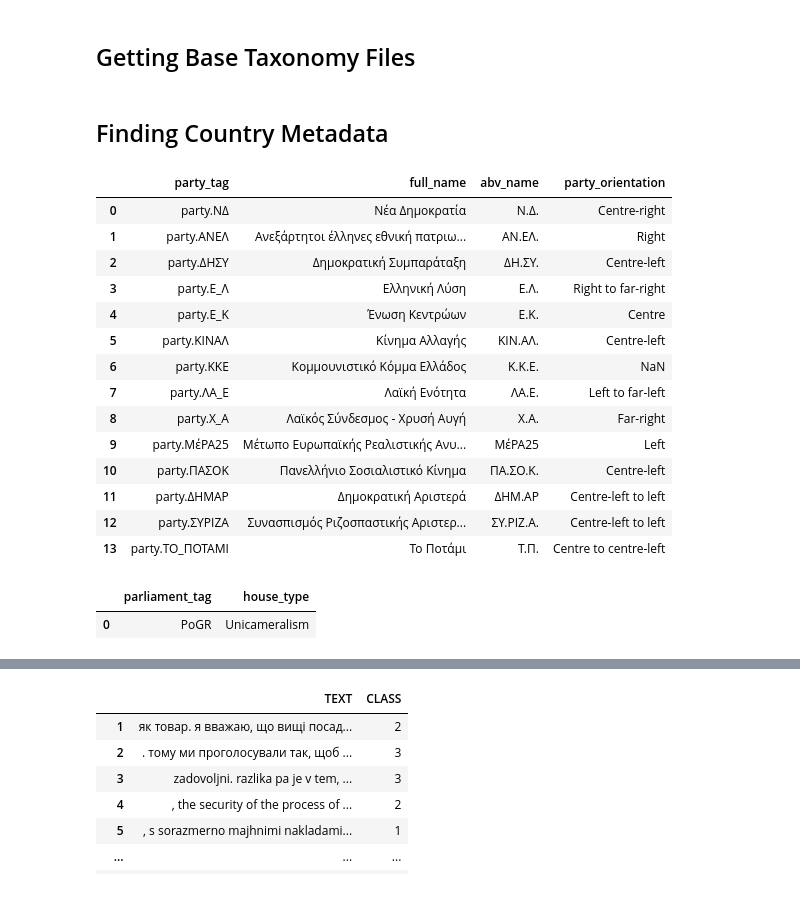
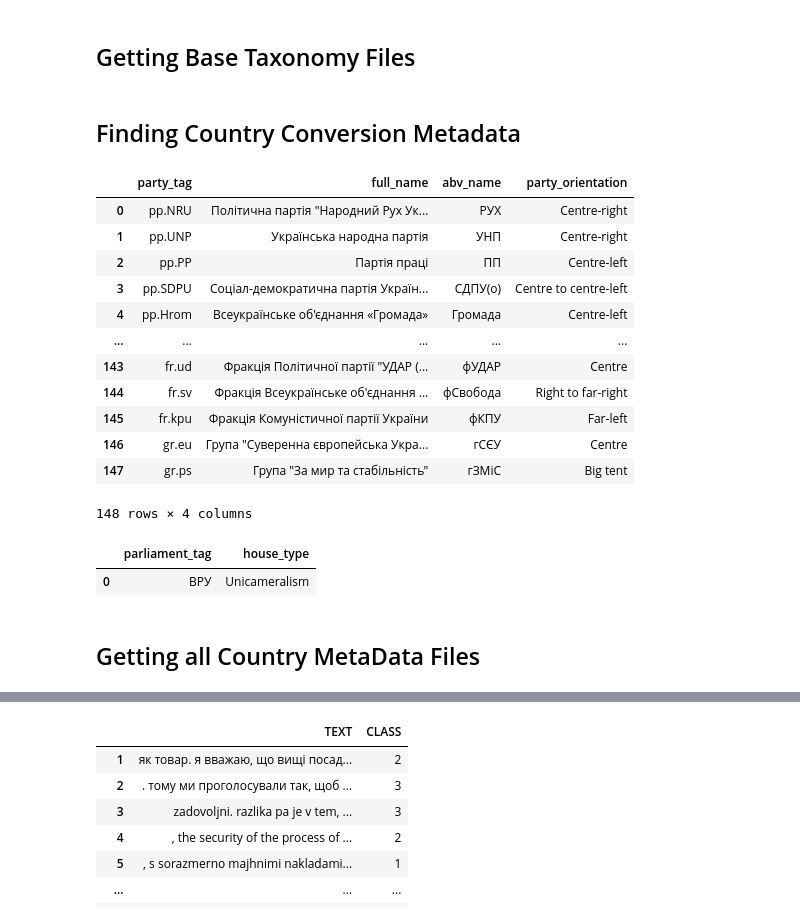
Before and after one commit to kferraga/ParliamentHackathon2024, a Jupyter notebook: datawrangling/metadata.ipynb, the cells around one changed output, grey strips where cells are left out. Drawn from its saved outputs; the diff is of its cells as text; code cells hidden in the pictures.

```diff
--- a/datawrangling/metadata.ipynb
+++ b/datawrangling/metadata.ipynb
@@ -55,73 +48,71 @@ def get_legislature_taxonomy(input_path):
 # %% [markdown]
-## Finding Country Metadata
+## Finding Country Conversion Metadata
 # %%
 input_path = "D:\\ParlaMint Data\\Files"
-#party_orientation_taxonomy = pd.read_csv("C:\\Users\\shad4\\PycharmProjects\\ParliamentHackathon2024\\datawrangling\\files\\party_orientation_taxonomy.csv")
-#pd.read_csv("C:\\Users\\shad4\\PycharmProjects\\ParliamentHackathon2024\\datawrangling\\files\\legislature_taxonomy.csv")
 
 party_orientation_taxonomy = get_political_orientation_taxonomy(taxonomy_base)
 legislature_taxonomy = get_legislature_taxonomy(taxonomy_base)
 def get_corpus_party_info(corpus, input_path, party_taxonomy, legislature_taxonomy):
-    """"Given an input_path to the ParlaMint xml political orientation taxonomy file, find all instances of party orientation and codes and export it as a csv.
-    :param input_path: File import path.
-    :param export_path: Where to output the path."""
+    """"
+    Given a corpus, input path, party taxonomy and legislature taxonomy, find two dataframes - one that has that specific corpus results for their parties and their orientations and another that has its parliaments types (i.e. lower, upper).
+    :param corpus: Corpus of a country (i.e. "ParlaMint-GB").
+    :param input_path: Base path where all of the corpus' are ({input_path}\\{corpus}\\{corpus}.TEI...)
+    :param legislature_taxonomy: General ParlaMint legislature taxonomy.
+    :param party_taxonomy: General ParlaMint party ideology taxonomy.
+    """
+    # Setup
     root = ET.parse(f"{input_path}\\{corpus}\\{corpus}.TEI\\{corpus}-listOrg.xml").getroot()
-    categories = []
     parties = {"party_tag": [], "full_name": [], "abv_name": [], "parla_tag": []}
     parliaments = {"parliament_tag": [], "house_type": []}
+
+    # Looking through all possible orgs in the xml.
     for elem in root.findall("tei:org", namespace):
-        if elem.attrib["role"] == "parliament":
+        if elem.attrib["role"] == "parliament": # If the org is a "parliament", find its id info and add it to parliaments dict.
             parliaments["parliament_tag"].append(elem.attrib[f"{{{namespace['xml']}}}id"])
-            split_identifiers = elem.attrib["ana"].replace("#","").split()
+            split_identifiers = elem.attrib["ana"].replace("#","").split() #Identifiers in xml are annotated together, so need to be split and sorted through the split values.
             for identifier in split_identifiers:
                 try:
                     matched_row = legislature_taxonomy[legislature_taxonomy["parla_tag"] == identifier]
                     parliaments["house_type"].append(matched_row["house_type"].values[0])
-                except IndexError:
+                except IndexError: # If it fails, then it does not have any relevant annotations.
                     pass
-        elif elem.attrib["role"] == "politicalParty" or elem.attrib["role"] == "parliamentaryGroup":
-            parties["party_tag"].append(elem.attrib[f"{{{namespace['xml']}}}id"])
+        elif elem.attrib["role"] == "politicalParty" or elem.attrib["role"] == "parliamentaryGroup" or elem.attrib["role"] == "representative": # Otherwise, if the org is associated with parties/parliamentary groups...
+            parties["party_tag"].append(elem.attrib[f"{{{namespace['xml']}}}id"]) # Get party tag, full name, abv name, and the ideology tag.
             parties["full_name"].append(elem.find(".//tei:orgName[@full='yes']", namespace).text)
             try:
                 parties["abv_name"].append(elem.find(".//tei:orgName[@full='abb']", namespace).text)
             except AttributeError:
                 parties["abv_name"].append("nan")
             try:
                 parties["parla_tag"].append(elem.find(".//tei:state[@type='politicalOrientation']/tei:state", namespace).attrib["ana"][1:])
             except AttributeError:
                 parties["parla_tag"].append("nan")
         else:
             pass
-    # print(len(parties["party_tag"]))
-    # print(len(parties["full_name"]))
-    # print(len(parties["abv_name"]))
-    # print(len(parties["parla_tag"]))
 
-    party_info = pandas.DataFrame(parties).merge(party_taxonomy, how='left').drop(columns=["parla_tag"])
-    parliaments_info = pandas.DataFrame(parliaments)
-    return party_info, parliaments_info
+    return pandas.DataFrame(parties).merge(party_taxonomy, how='left').drop(columns=["parla_tag"]), pandas.DataFrame(parliaments)
 
-party_info, parliaments_info = get_corpus_party_info("ParlaMint-GR", input_path, party_orientation_taxonomy, legislature_taxonomy)
+party_info, parliaments_info = get_corpus_party_info("ParlaMint-UA", input_path, party_orientation_taxonomy, legislature_taxonomy)
 display(party_info)
 display(parliaments_info)
 # %% [output]
 |  | party_tag | full_name | abv_name | party_orientation |
-| 0 | party.ΝΔ | Νέα Δημοκρατία | Ν.Δ. | Centre-right |
-| 1 | party.ΑΝΕΛ | Ανεξάρτητοι έλληνες εθνική πατριω... | ΑΝ.ΕΛ. | Right |
-| 2 | party.ΔΗΣΥ | Δημοκρατική Συμπαράταξη | ΔΗ.ΣΥ. | Centre-left |
-| 3 | party.Ε_Λ | Ελληνική Λύση | Ε.Λ. | Right to far-right |
-| 4 | party.Ε_Κ | Ένωση Κεντρώων | Ε.Κ. | Centre |
-| 5 | party.ΚΙΝΑΛ | Κίνημα Αλλαγής | ΚΙΝ.ΑΛ. | Centre-left |
-| 6 | party.KKE | Κομμουνιστικό Κόμμα Ελλάδος | Κ.Κ.Ε. | NaN |
-| 7 | party.ΛΑ_Ε | Λαϊκή Ενότητα | ΛΑ.Ε. | Left to far-left |
-| 8 | party.Χ_Α | Λαϊκός Σύνδεσμος - Χρυσή Αυγή | Χ.Α. | Far-right |
-| 9 | party.ΜέΡΑ25 | Μέτωπο Ευρωπαϊκής Ρεαλιστικής Ανυ... | ΜέΡΑ25 | Left |
-| 10 | party.ΠΑΣΟΚ | Πανελλήνιο Σοσιαλιστικό Κίνημα | ΠΑ.ΣΟ.Κ. | Centre-left |
-| 11 | party.ΔΗΜΑΡ | Δημοκρατική Αριστερά | ΔΗΜ.ΑΡ | Centre-left to left |
-| 12 | party.ΣΥΡΙΖΑ | Συνασπισμός Ριζοσπαστικής Αριστερ... | ΣΥ.ΡΙΖ.Α. | Centre-left to left |
-| 13 | party.ΤΟ_ΠΟΤΑΜΙ | Το Ποτάμι | Τ.Π. | Centre to centre-left |
+| 0 | pp.NRU | Політична партія "Народний Рух Ук... | РУХ | Centre-right |
+| 1 | pp.UNP | Українська народна партія | УНП | Centre-right |
+| 2 | pp.PP | Партія праці | ПП | Centre-left |
+| 3 | pp.SDPU | Соціал-демократична партія Україн... | СДПУ(о) | Centre to centre-left |
+| 4 | pp.Hrom | Всеукраїнське об'єднання «Громада» | Громада | Centre-left |
+| ... | ... | ... | ... | ... |
+| 143 | fr.ud | Фракція Політичної партії "УДАР (... | фУДАР | Centre |
+| 144 | fr.sv | Фракція Всеукраїнське об'єднання ... | фСвобода | Right to far-right |
+| 145 | fr.kpu | Фракція Комуністичної партії України | фКПУ | Far-left |
+| 146 | gr.eu | Група "Суверенна європейська Укра... | гСЄУ | Centre |
+| 147 | gr.ps | Група "За мир та стабільність" | гЗМіС | Big tent |
+148 rows × 4 columns
 |  | parliament_tag | house_type |
-| 0 | PoGR | Unicameralism |
+| 0 | ВРУ | Unicameralism |
+# %% [markdown]
+## Getting all Country MetaData Files
 # %%
 taxonomy_base = "D:\\ParlaMint Data\\Taxonomy"
 def country_metadata(corpus_list, input_path, export_path, taxonomy_path):
```
Also changed, not shown: parts of 2 cells of this notebook, 6 other files.
